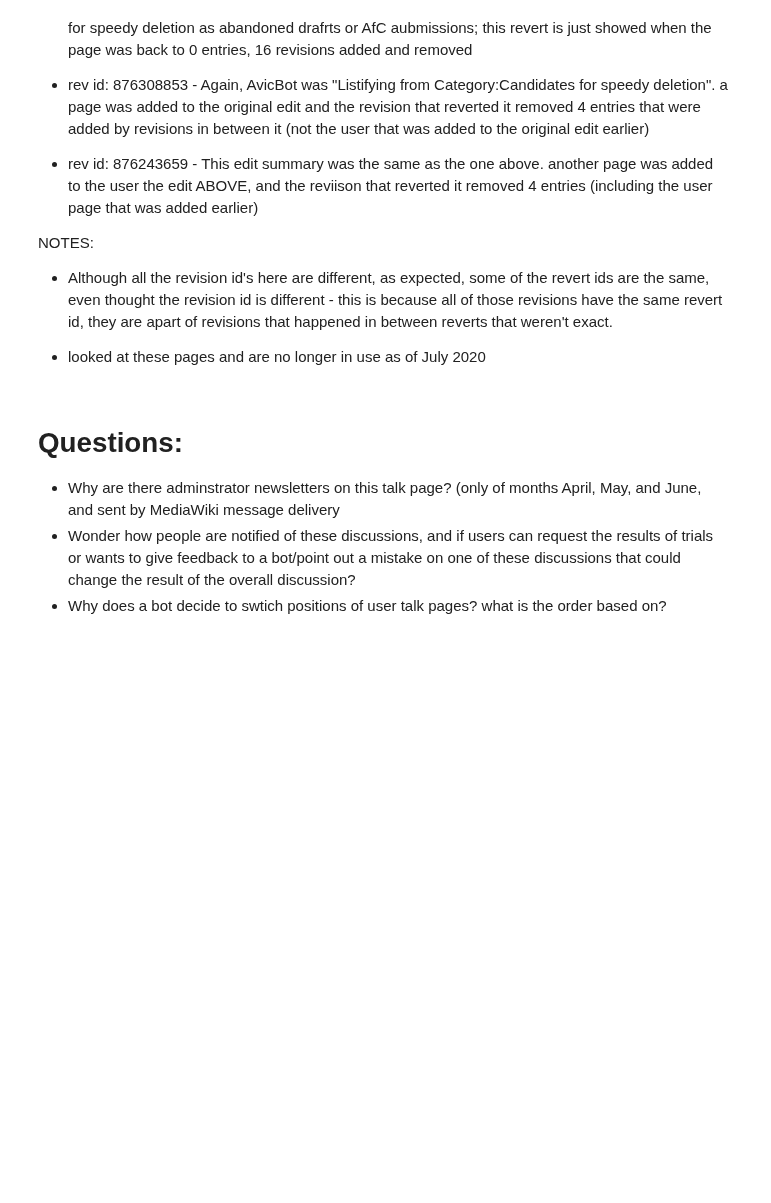
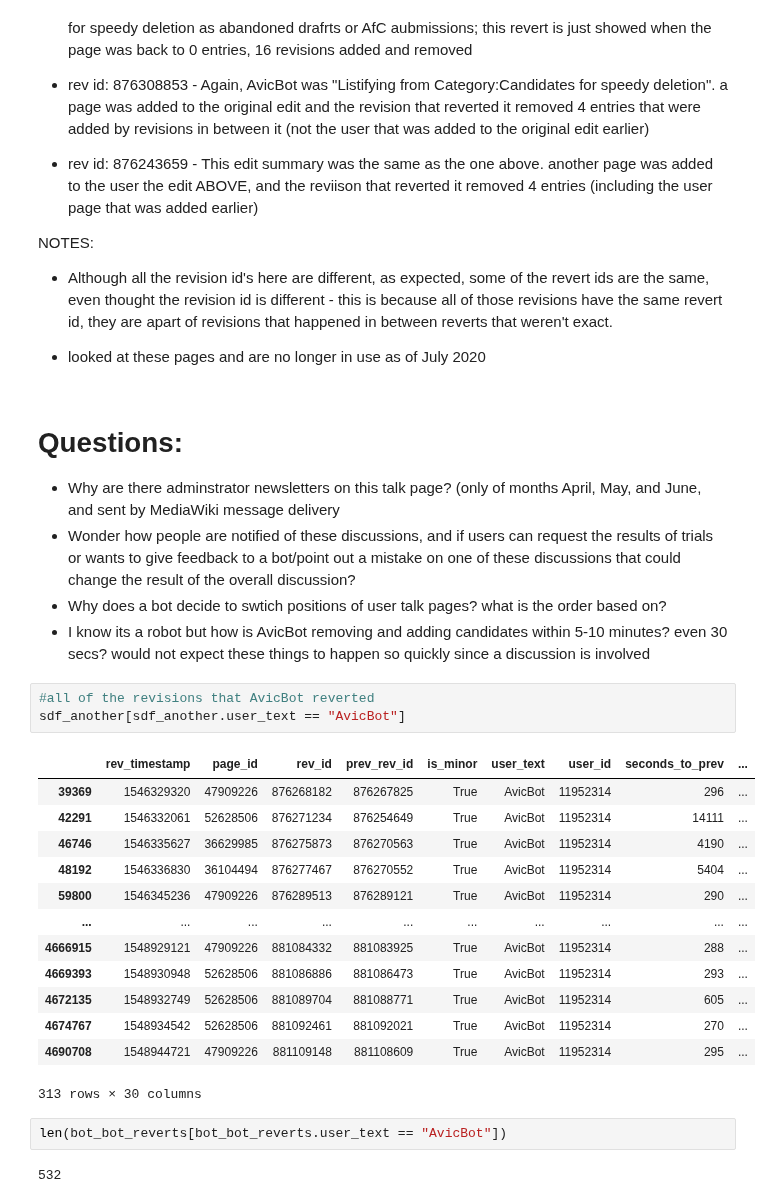
Before and after one commit to levon003/wiki-ores-feedback, a Jupyter notebook: reu2021/AvicBot.ipynb, the cells around one changed output. Drawn from its saved outputs; the diff is of its cells as text; blank space fills up the shorter version.

Commit message:
mostly final changes to AvicBot analysis

```diff
--- a/reu2021/AvicBot.ipynb
+++ b/reu2021/AvicBot.ipynb
@@ -254,3 +256,25 @@ Questions:
 * Why are there adminstrator newsletters on this talk page? (only of months April, May, and June, and sent by MediaWiki message delivery
 * Wonder how people are notified of these discussions, and if users can request the results of trials or wants to give feedback to a bot/point out a mistake on one of these discussions that could change the result of the overall discussion?
 * Why does a bot decide to swtich positions of user talk pages? what is the order based on?
+* I know its a robot but how is AvicBot removing and adding candidates within 5-10 minutes? even 30 secs? would not expect these things to happen so quickly since a discussion is involved
+# %%
+#all of the revisions that AvicBot reverted
+sdf_another[sdf_another.user_text == "AvicBot"]
+# %% [output]
+|  | rev_timestamp | page_id | rev_id | prev_rev_id | is_minor | user_text | user_id | seconds_to_prev | ... |
+| 39369 | 1546329320 | 47909226 | 876268182 | 876267825 | True | AvicBot | 11952314 | 296 | ... |
+| 42291 | 1546332061 | 52628506 | 876271234 | 876254649 | True | AvicBot | 11952314 | 14111 | ... |
+| 46746 | 1546335627 | 36629985 | 876275873 | 876270563 | True | AvicBot | 11952314 | 4190 | ... |
+| 48192 | 1546336830 | 36104494 | 876277467 | 876270552 | True | AvicBot | 11952314 | 5404 | ... |
+| 59800 | 1546345236 | 47909226 | 876289513 | 876289121 | True | AvicBot | 11952314 | 290 | ... |
+| ... | ... | ... | ... | ... | ... | ... | ... | ... | ... |
+| 4666915 | 1548929121 | 47909226 | 881084332 | 881083925 | True | AvicBot | 11952314 | 288 | ... |
+| 4669393 | 1548930948 | 52628506 | 881086886 | 881086473 | True | AvicBot | 11952314 | 293 | ... |
+| 4672135 | 1548932749 | 52628506 | 881089704 | 881088771 | True | AvicBot | 11952314 | 605 | ... |
+| 4674767 | 1548934542 | 52628506 | 881092461 | 881092021 | True | AvicBot | 11952314 | 270 | ... |
+| 4690708 | 1548944721 | 47909226 | 881109148 | 881108609 | True | AvicBot | 11952314 | 295 | ... |
+313 rows × 30 columns
+# %%
+len(bot_bot_reverts[bot_bot_reverts.user_text == "AvicBot"])
+# %% [output]
+532
```
Also changed, not shown: parts of 15 cells of this notebook, 3 other files.
